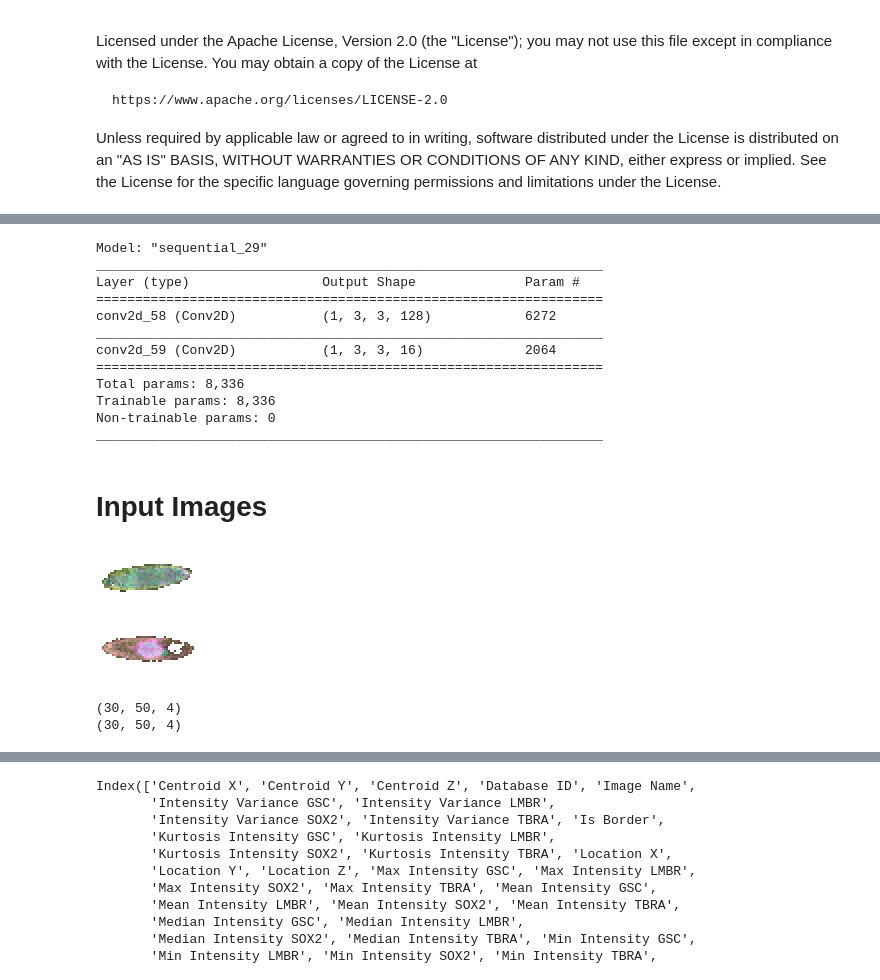
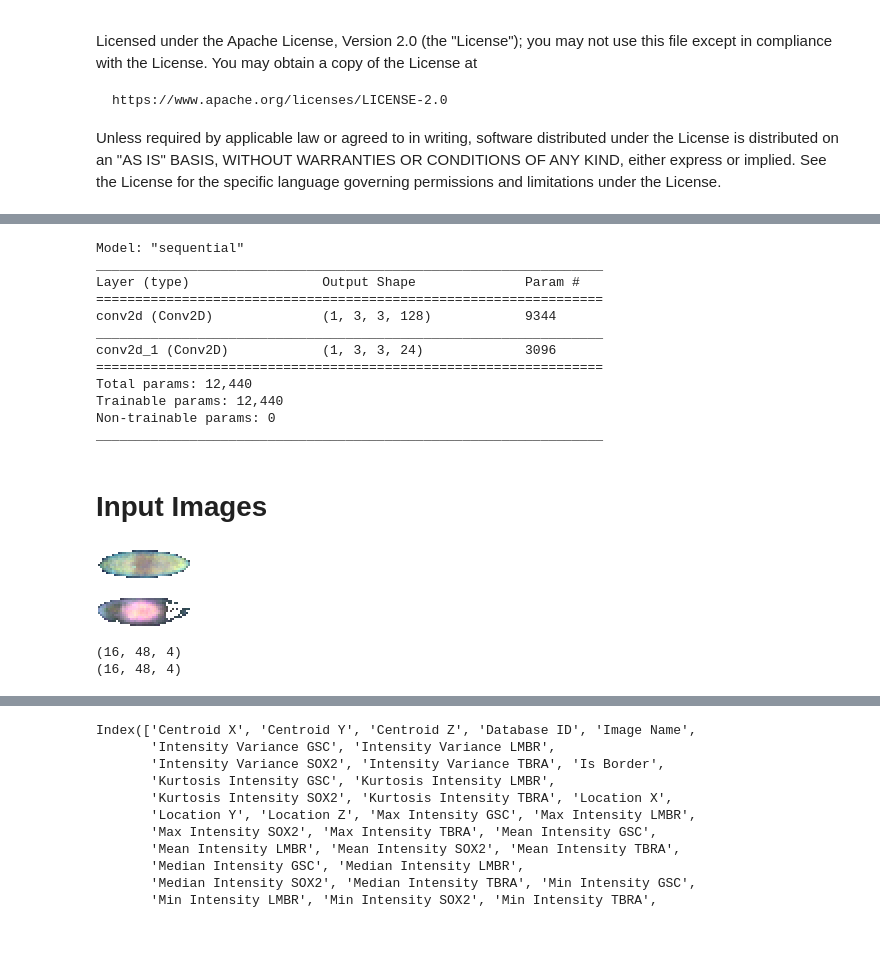
Before and after one commit to Schumacher-group/post--growing-ca, a Jupyter notebook: Growing_Neural_Cellular_Automata_2_0.ipynb, the cells around one changed output, grey strips where cells are left out. Saved outputs shown, nothing was run; the diff lists cells and outputs as text; code cells hidden in the pictures; blank space fills up the shorter version.

```diff
--- a/Growing_Neural_Cellular_Automata_2_0.ipynb
+++ b/Growing_Neural_Cellular_Automata_2_0.ipynb
@@ -216,88 +216,64 @@ def make_seed(size, n=1):
 
 
 class CAModel(tf.keras.Model):
-  def __init__(self,
-               channel_n=CHANNEL_N,
-               fire_rate=CELL_FIRE_RATE
-  ):
-    super().__init__() # initialize
+
+  def __init__(self, channel_n=CHANNEL_N, fire_rate=CELL_FIRE_RATE):
+    super().__init__()
     self.channel_n = channel_n
     self.fire_rate = fire_rate
 
-    # define neural network after convolution layer
-    # with ReLU activation and simple linear transformation for output
     self.dmodel = tf.keras.Sequential([
-                    Conv2D(128, 1, activation=tf.nn.relu),
-                    Conv2D(self.channel_n, 1, activation=None,
-                           kernel_initializer=tf.zeros_initializer),
-                           ])
+          Conv2D(128, 1, activation=tf.nn.relu),
+          Conv2D(self.channel_n, 1, activation=None,
+              kernel_initializer=tf.zeros_initializer),
+    ])
 
-    # idea for initialization, currently not used
     self(tf.zeros([1, 3, 3, channel_n]))  # dummy call to build the model
-
 
   @tf.function
   def perceive(self, x, angle=0.0):
     identify = np.float32([0, 1, 0])
-    # 3 filter
-    # 1. identity filter
     identify = np.outer(identify, identify)
-    # Sobel filter for x-axis
-    dx = np.outer([1, 2, 1], [-1, 0, 1]) / 8.0
-    # Sobel filter for y-axis
+    dx = np.outer([1, 2, 1], [-1, 0, 1]) / 8.0  # Sobel filter
     dy = dx.T
-
-    # possible rotation
     c, s = tf.cos(angle), tf.sin(angle)
-
     kernel = tf.stack([identify, c*dx-s*dy, s*dx+c*dy], -1)[:, :, None, :]
     kernel = tf.repeat(kernel, self.channel_n, 2)
-
-    # construct perception vector through convolution layer
     y = tf.nn.depthwise_conv2d(x, kernel, [1, 1, 1, 1], 'SAME')
     return y
 
   @tf.function
-  # implement forward pass of layers in init() function
-  def call(self, x, fire_rate=None, angle=0.0, step_size=0.5):
+  def call(self, x, fire_rate=None, angle=0.0, step_size=1.0):
     pre_life_mask = get_living_mask(x)
-    # within_ellipse = get_microenvironment(x)
 
     y = self.perceive(x, angle)
-
-    # residual update for new cell stage
     dx = self.dmodel(y)*step_size
-
-    # stochastic update of cells
     if fire_rate is None:
       fire_rate = self.fire_rate
     update_mask = tf.random.uniform(tf.shape(x[:, :, :, :1])) <= fire_rate
-    # output of neural network, masked by stochasticity
     x += dx * tf.cast(update_mask, tf.float32)
 
     post_life_mask = get_living_mask(x)
-    # check for aliveness of cells pre and post update
-    # (only if alive at both times a non-zero state is valid)
     life_mask = pre_life_mask & post_life_mask
+    return x * tf.cast(life_mask, tf.float32)
 
-    # mask acc. to aliveness and and elliptical microenvironment
-    return x * tf.cast(life_mask, tf.float32)
+    # add microenvironment: idea only, not working
+    # within_ellipse = get_microenvironment(x)
     # * tf.cast(within_ellipse, tf.float32)
 
 
-# output model summary
 CAModel().dmodel.summary()
 # %% [output]
-Model: "sequential_29"
+Model: "sequential"
 _________________________________________________________________
 Layer (type)                 Output Shape              Param #
 =================================================================
-conv2d_58 (Conv2D)           (1, 3, 3, 128)            6272
+conv2d (Conv2D)              (1, 3, 3, 128)            9344
 _________________________________________________________________
-conv2d_59 (Conv2D)           (1, 3, 3, 16)             2064
+conv2d_1 (Conv2D)            (1, 3, 3, 24)             3096
 =================================================================
-Total params: 8,336
-Trainable params: 8,336
+Total params: 12,440
+Trainable params: 12,440
 Non-trainable params: 0
 _________________________________________________________________
 # %% [markdown]
@@ -425,39 +417,39 @@ def load_image_tiff(url, add_frame, bits):
 # %%
 #@title Read RGB Image { vertical-output: true}
 
 # width of the target image (height constructed porportionally)
-desired_size = 50
+desired_size = 48
 
 
-# 1) mouse stem cell image as input
+# 1) human stem cell image as input
   # a. after 48 hours
-url_cell_intermediate ='https://raw.githubusercontent.com/Schumacher-group/post--growing-ca/master/data/S2_48h_Col_1_scaled(RGB)_212x129.tif?raw=true'
+url_cell_intermediate = 'https://github.com/Schumacher-group/post--growing-ca/blob/master/data/48_h_downsized-three_channels(RGB).tif?raw=true'
+# 'https://raw.githubusercontent.com/Schumacher-group/post--growing-ca/master/data/S2_48h_Col_1_scaled(RGB)_212x129.tif?raw=true'
 
   # b. after 60 hours
-url_cell_final = 'https://raw.githubusercontent.com/Schumacher-group/post--growing-ca/master/data/S2_60h_Col_1_scaled(RGB)_217x129.tif?raw=true'
+url_cell_final = 'https://github.com/Schumacher-group/post--growing-ca/blob/master/data/60_h_three_channels(RGB).tif?raw=true'
+# 'https://raw.githubusercontent.com/Schumacher-group/post--growing-ca/master/data/S2_60h_Col_1_scaled(RGB)_217x129.tif?raw=true'
 
 intermediate_old = load_image_real(url_cell_intermediate, desired_size)
 final_old = load_image_real(url_cell_final, desired_size)
 
-#intermediate_img = intermediate_old
-#target_img = final_old
 
 # 2) emoji as input
 # target_img = load_emoji(TARGET_EMOJI)
 
 imshow(zoom(to_rgb(intermediate_old), 2), fmt='png')
 imshow(zoom(to_rgb(final_old), 2), fmt='png')
 
 print(intermediate_old.shape)
 print(final_old.shape)
 
 #intermediate_img = intermediate_old
 #target_img = final_old
 # %% [output]
-[figure, old version]
+[figure, new version]
-[figure, old version]
+[figure, new version]
-(30, 50, 4)
-(30, 50, 4)
+(16, 48, 4)
+(16, 48, 4)
 # %%
 #@title Read TIFF image { vertical-output: true}
 
```
Also changed, not shown: parts of 35 cells of this notebook.
